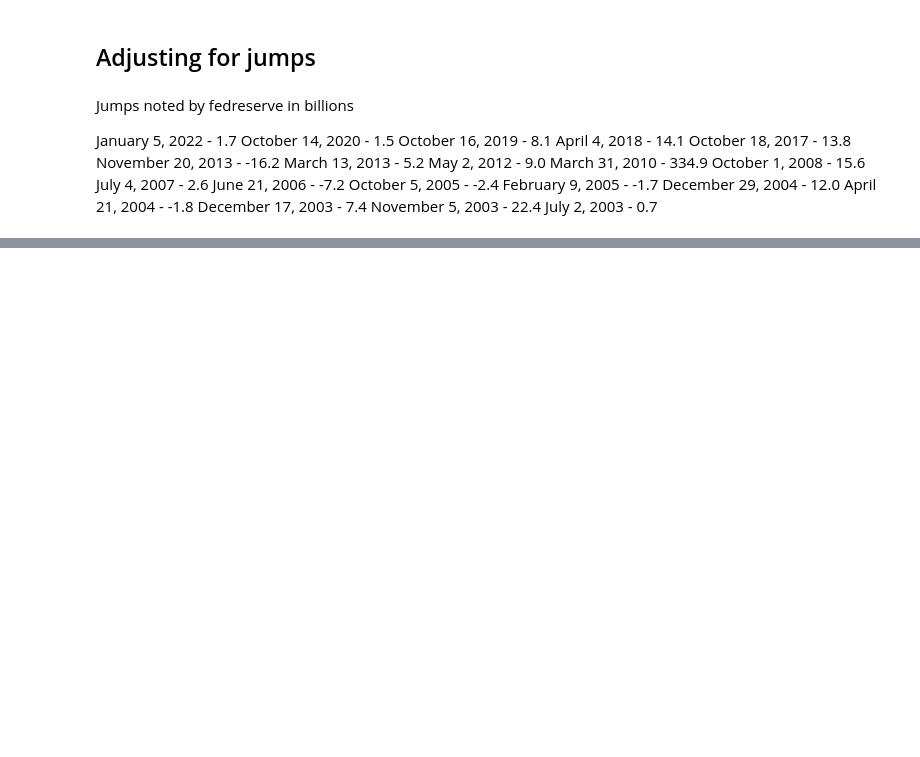
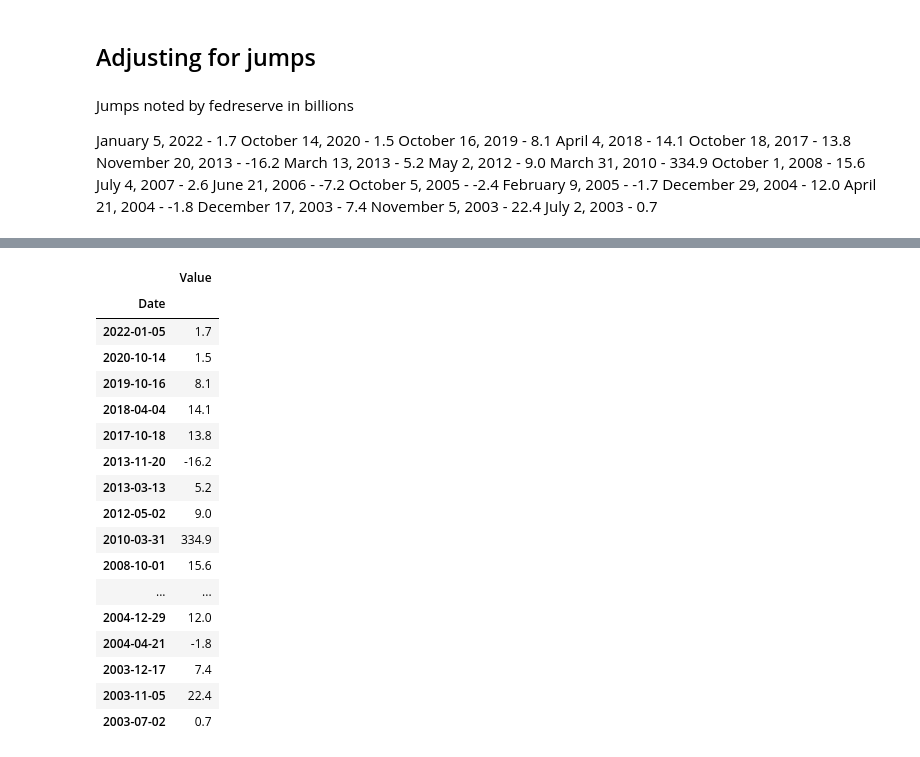
Before and after one commit to evanglas/forecasting-project, a Jupyter notebook: michael.ipynb, the cells around one changed output, grey strips where cells are left out. Drawn from its saved outputs; the diff is of its cells as text; code cells hidden in the pictures; blank space fills up the shorter version.

```diff
--- a/michael.ipynb
+++ b/michael.ipynb
@@ -61,0 +103,21 @@ July 2, 2003 - 0.7
+# %%
+jump_df
+# %% [output]
+|  | Value |
+| Date |  |
+| 2022-01-05 | 1.7 |
+| 2020-10-14 | 1.5 |
+| 2019-10-16 | 8.1 |
+| 2018-04-04 | 14.1 |
+| 2017-10-18 | 13.8 |
+| 2013-11-20 | -16.2 |
+| 2013-03-13 | 5.2 |
+| 2012-05-02 | 9.0 |
+| 2010-03-31 | 334.9 |
+| 2008-10-01 | 15.6 |
+| ... | ... |
+| 2004-12-29 | 12.0 |
+| 2004-04-21 | -1.8 |
+| 2003-12-17 | 7.4 |
+| 2003-11-05 | 22.4 |
+| 2003-07-02 | 0.7 |
```
Also changed, not shown: parts of 10 cells of this notebook.
